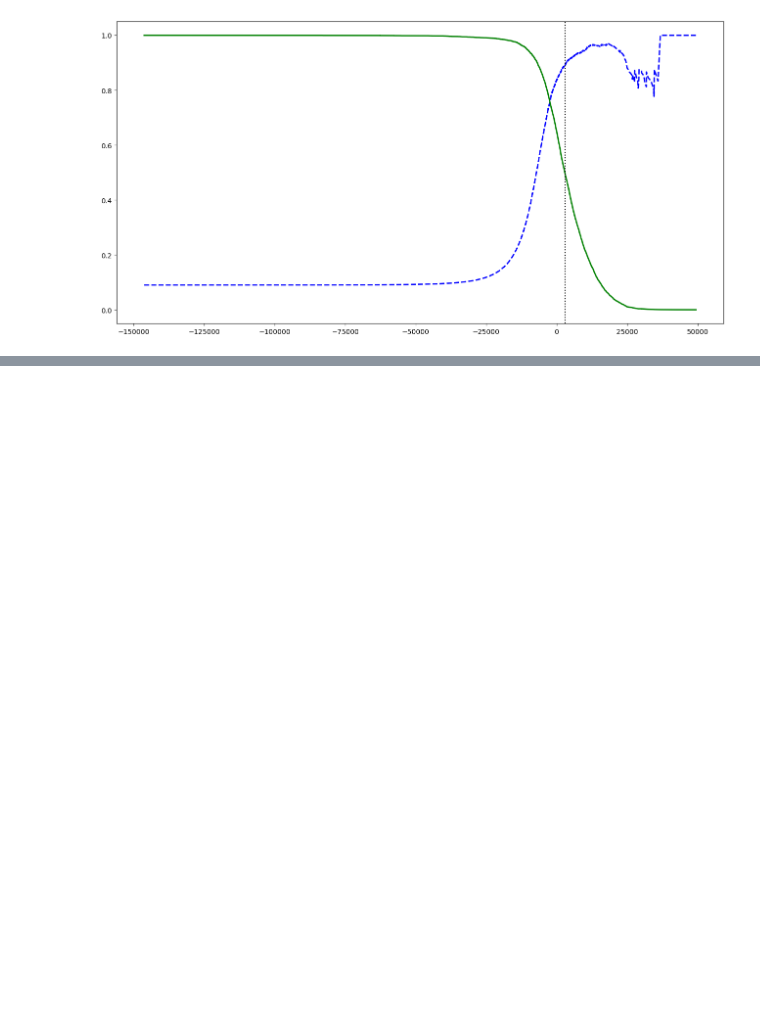
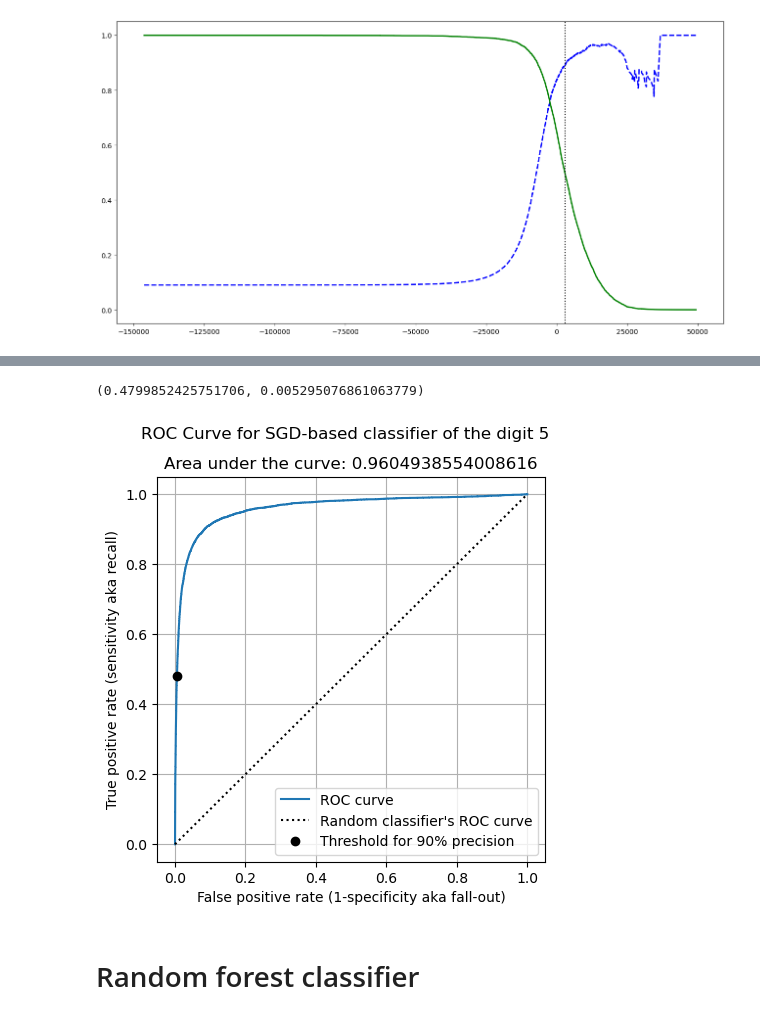
Before and after one commit to vaharoni/homl3, a Jupyter notebook: ch03/main.ipynb, the cells around one changed output, grey strips where cells are left out. Saved outputs shown, nothing was run; the diff lists cells and outputs as text; code cells hidden in the pictures; blank space fills up the shorter version.

```diff
--- a/ch03/main.ipynb
+++ b/ch03/main.ipynb
@@ -160,0 +197,5 @@ display()
+# %%
+from sklearn.metrics import roc_curve
+fpr, tpr, thresholds = roc_curve(y_train_5, y_scores)
+roc_data = pd.DataFrame(dict(fpr=fpr, tpr=tpr, thresholds=thresholds))
+roc_data
@@ -160,0 +216,33 @@ display()
+# %%
+# Note that the thresholds are descending, so we take the first that is smaller
+# Remember that in `precision_recall_curve`, we extracted precision and recall and calculated the index
+# that yields 90% precision:
+#   precision, recall, threshold = precision_recall_curve(y_train_5, y_scores)
+#   idx_for_90_precision = (precision >= 0.9).argmax()
+#
+# However, here we cannot use idx_for_90_precision, because the thresholds yielded by `roc_curve`
+# are reversed. So we look it up.
+idx_for_threshold_at_90_precision = (thresholds <= threshold_for_90_precision).argmax()
+tpr_90, fpr_90 = tpr[idx_for_threshold_at_90_precision], fpr[idx_for_threshold_at_90_precision]
+tpr_90, fpr_90
+# %% [output]
+(0.4799852425751706, 0.005295076861063779)
+# %%
+from sklearn.metrics import roc_auc_score
+auc = roc_auc_score(y_train_5, y_scores)
+
+fig, ax = plt.subplots(figsize=(5, 5))
+ax.plot(fpr, tpr, label="ROC curve")
+ax.plot([0, 1], [0, 1], "k:", label="Random classifier's ROC curve")
+ax.plot(fpr_90, tpr_90, "ko", label="Threshold for 90% precision")
+ax.grid()
+fig.suptitle("ROC Curve for SGD-based classifier of the digit 5")
+ax.set_title("Area under the curve: {}".format(auc))
+ax.set_xlabel("False positive rate (1-specificity aka fall-out)")
+ax.set_ylabel("True positive rate (sensitivity aka recall)")
+ax.legend(loc="lower right")
+display()
+# %% [output]
+[figure, added]
+# %% [markdown]
+# Random forest classifier
```
Also changed, not shown: parts of 32 cells of this notebook, 3 other files.
